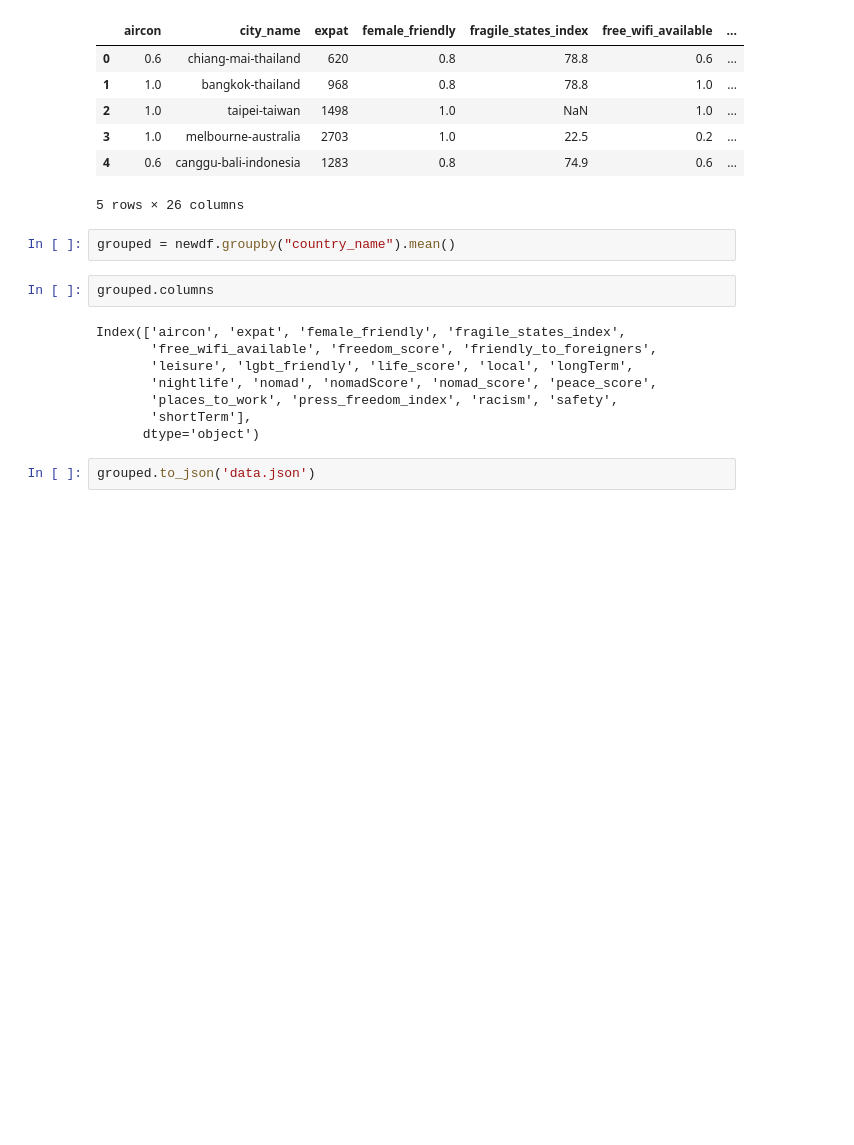
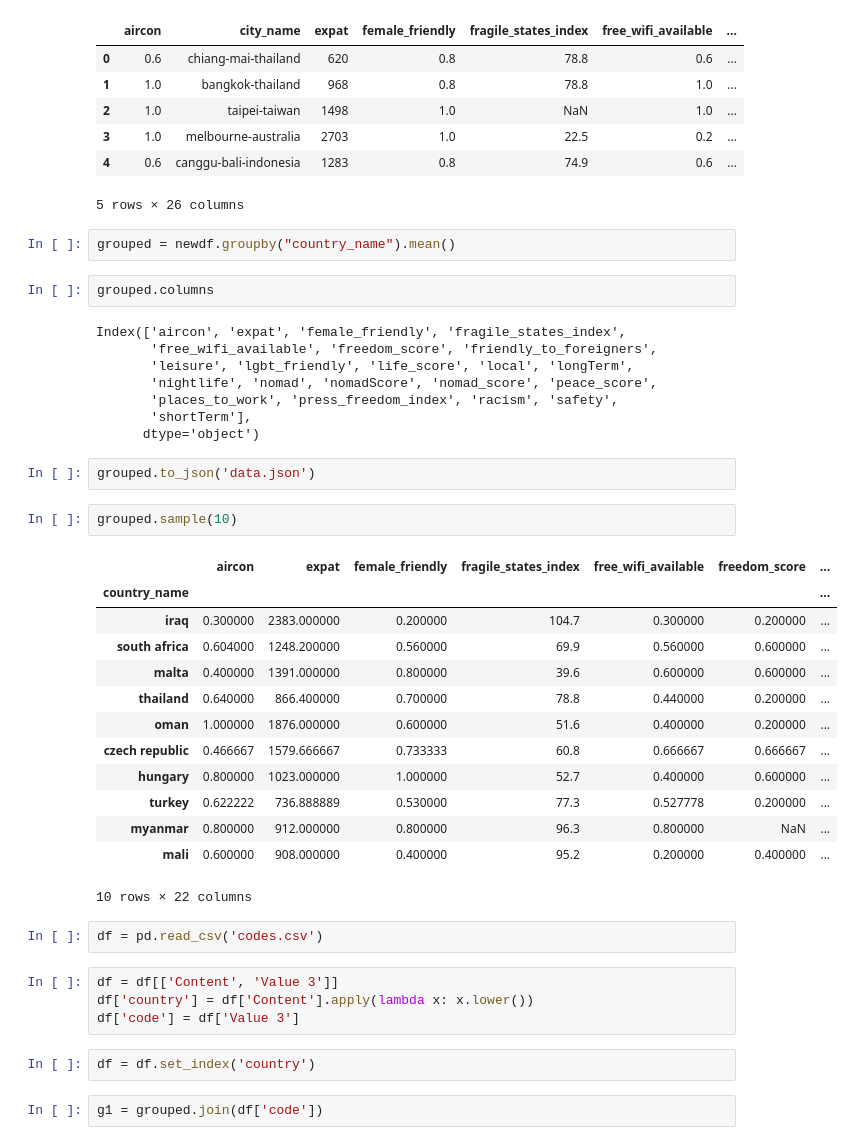
Before and after one commit to sVujke/nomad-list-server, a Jupyter notebook: final.ipynb, the cells around one changed output. Saved outputs shown, nothing was run; the diff lists cells and outputs as text; blank space fills up the shorter version.

```diff
--- a/final.ipynb
+++ b/final.ipynb
@@ -60,3 +60,29 @@ Index(['aircon', 'expat', 'female_friendly', 'fragile_states_index',
       dtype='object')
 # %%
 grouped.to_json('data.json')
+# %%
+grouped.sample(10)
+# %% [output]
+|  | aircon | expat | female_friendly | fragile_states_index | free_wifi_available | freedom_score | ... |
+| country_name |  |  |  |  |  |  | ... |
+| iraq | 0.300000 | 2383.000000 | 0.200000 | 104.7 | 0.300000 | 0.200000 | ... |
+| south africa | 0.604000 | 1248.200000 | 0.560000 | 69.9 | 0.560000 | 0.600000 | ... |
+| malta | 0.400000 | 1391.000000 | 0.800000 | 39.6 | 0.600000 | 0.600000 | ... |
+| thailand | 0.640000 | 866.400000 | 0.700000 | 78.8 | 0.440000 | 0.200000 | ... |
+| oman | 1.000000 | 1876.000000 | 0.600000 | 51.6 | 0.400000 | 0.200000 | ... |
+| czech republic | 0.466667 | 1579.666667 | 0.733333 | 60.8 | 0.666667 | 0.666667 | ... |
+| hungary | 0.800000 | 1023.000000 | 1.000000 | 52.7 | 0.400000 | 0.600000 | ... |
+| turkey | 0.622222 | 736.888889 | 0.530000 | 77.3 | 0.527778 | 0.200000 | ... |
+| myanmar | 0.800000 | 912.000000 | 0.800000 | 96.3 | 0.800000 | NaN | ... |
+| mali | 0.600000 | 908.000000 | 0.400000 | 95.2 | 0.200000 | 0.400000 | ... |
+10 rows × 22 columns
+# %%
+df = pd.read_csv('codes.csv')
+# %%
+df = df[['Content', 'Value 3']]
+df['country'] = df['Content'].apply(lambda x: x.lower())
+df['code'] = df['Value 3']
+# %%
+df = df.set_index('country')
+# %%
+g1 = grouped.join(df['code'])
```
Also changed, not shown: parts of 7 cells of this notebook, 4 other files.
